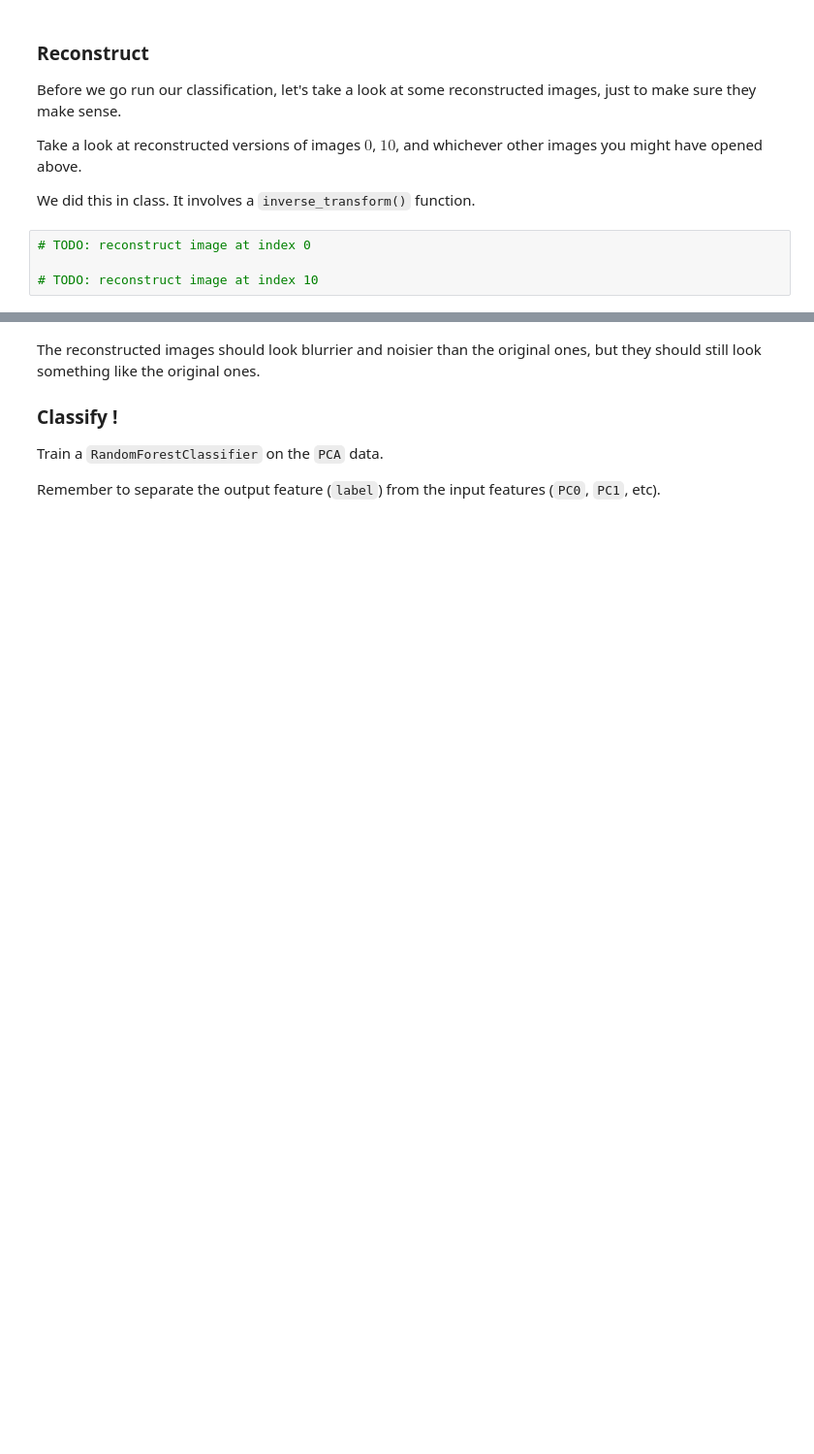
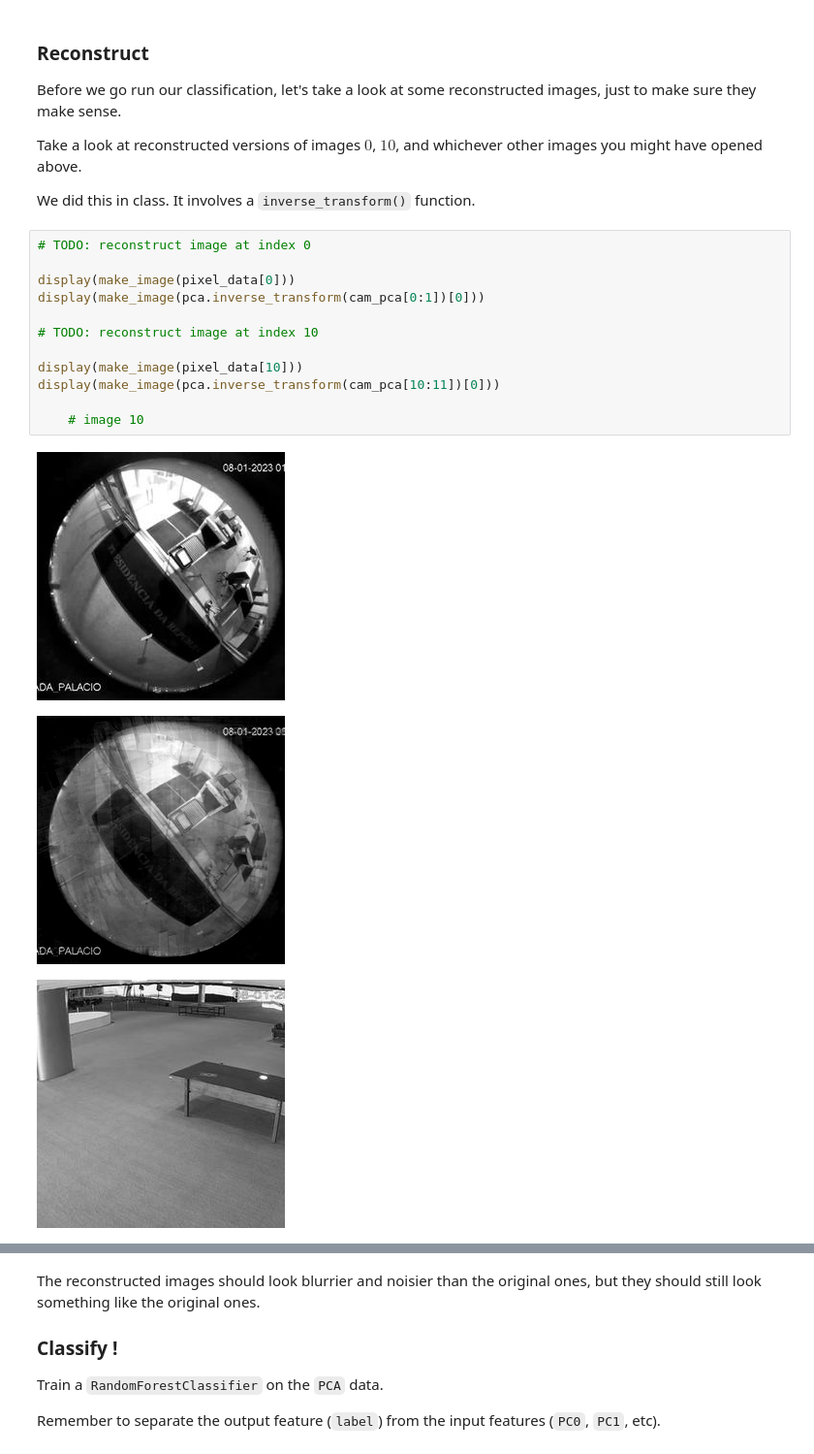
Before and after one commit to Machine-Learning-Lessons/Homework10, a Jupyter notebook: Homework10.ipynb, the cells around one changed output, grey strips where cells are left out. Shown at 97% size. Drawn from its saved outputs; the diff is of its cells as text; blank space fills up the shorter version.

```diff
--- a/Homework10.ipynb
+++ b/Homework10.ipynb
@@ -109,4 +164,16 @@ We did this in class. It involves a `inverse_transform()` function.
 # %%
 # TODO: reconstruct image at index 0
 
+display(make_image(pixel_data[0]))
+display(make_image(pca.inverse_transform(cam_pca[0:1])[0]))
+
 # TODO: reconstruct image at index 10
+
+display(make_image(pixel_data[10]))
+display(make_image(pca.inverse_transform(cam_pca[10:11])[0]))
+
+    # image 10
+# %% [output]
+[figure, added]
+[figure, added]
+[figure, added]
```
Also changed, not shown: parts of 24 cells of this notebook.
